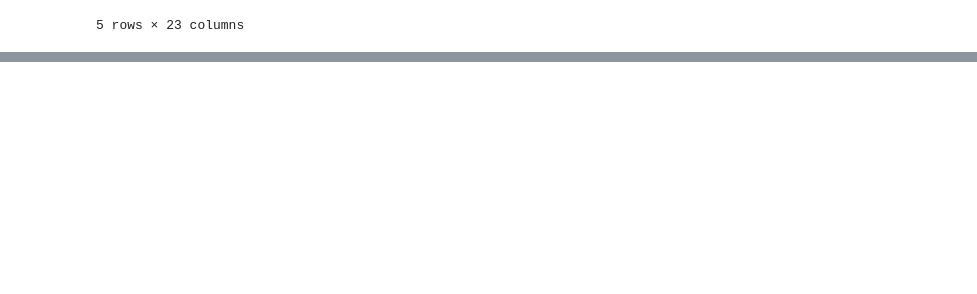
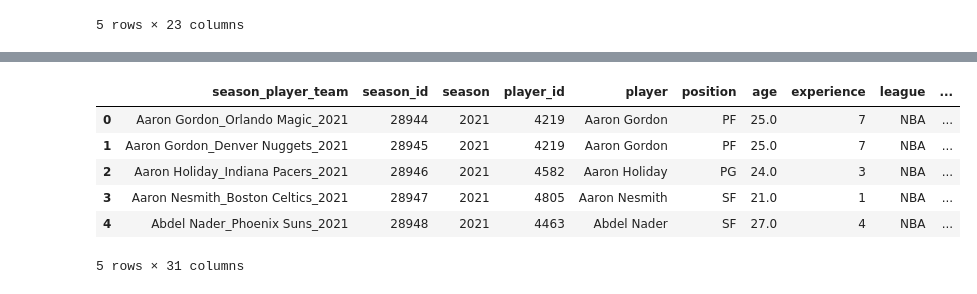
Before and after one commit to civond/NBA-Analysis, a Jupyter notebook: nba_players_teams.ipynb, the cells around one changed output, grey strips where cells are left out. Saved outputs shown, nothing was run; the diff lists cells and outputs as text; code cells hidden in the pictures; blank space fills up the shorter version.

```diff
--- a/nba_players_teams.ipynb
+++ b/nba_players_teams.ipynb
@@ -532,0 +660,20 @@ advanced_filtered_df = advanced_filtered_df[['season','team', 'abbreviation', 'p
+# %%
+#Re-order columns of both dfs:
+advanced_filtered_df = advanced_filtered_df[['season_player_team','season', 'player', 'team', 'abbreviation', 'one_team_during_season',
+       'left_due_to_trade_during_season', 'joined_due_to_trade_during_season',
+       'player_efficiency_rating', 'true_shooting_percentage',
+       'three_point_attempt_rate', 'free_throw_attempt_rate',
+       'offensive_rebound_percentage', 'defensive_rebound_percentage',
+       'total_rebound_percentage', 'assist_percentage', 'steal_percentage',
+       'block_percentage', 'usage_percentage', 'offensive_win_shares',
+       'defensive_win_shares', 'win_shares', 'win_shares_per_48_min',
+       'offensive_box_plus/minus', 'defensive_box_plus/minus',
+       'box_plus/minus', 'value_over_replacement_plyr']]
+player_totals_filtered_df = player_totals_filtered_df[['season_player_team','season_id', 'season', 'player_id', 'player', 'position', 'age',
+       'experience', 'league', 'team', 'abbreviation', 'games',
+       'games_started', 'minutes_played', 'fieldgoals', 'fieldgoals_attemped',
+       'three_points_made', 'three_point_attempts', 'two_point_made',
+       'two_point_attempts', 'freethrows_made', 'freethrows_attempted',
+       'offensive_rebounds', 'defensive_rebounds', 'total_rebounds', 'assists',
+       'steals', 'blocks', 'turnovers', 'personal_fouls', 'points'
+       ]]
@@ -532,0 +691,10 @@ advanced_filtered_df = advanced_filtered_df[['season','team', 'abbreviation', 'p
+# %%
+player_totals_filtered_df.head()
+# %% [output]
+|  | season_player_team | season_id | season | player_id | player | position | age | experience | league | ... |
+| 0 | Aaron Gordon_Orlando Magic_2021 | 28944 | 2021 | 4219 | Aaron Gordon | PF | 25.0 | 7 | NBA | ... |
+| 1 | Aaron Gordon_Denver Nuggets_2021 | 28945 | 2021 | 4219 | Aaron Gordon | PF | 25.0 | 7 | NBA | ... |
+| 2 | Aaron Holiday_Indiana Pacers_2021 | 28946 | 2021 | 4582 | Aaron Holiday | PG | 24.0 | 3 | NBA | ... |
+| 3 | Aaron Nesmith_Boston Celtics_2021 | 28947 | 2021 | 4805 | Aaron Nesmith | SF | 21.0 | 1 | NBA | ... |
+| 4 | Abdel Nader_Phoenix Suns_2021 | 28948 | 2021 | 4463 | Abdel Nader | SF | 27.0 | 4 | NBA | ... |
+5 rows × 31 columns
```
Also changed, not shown: parts of 20 cells of this notebook, 3 other files.
